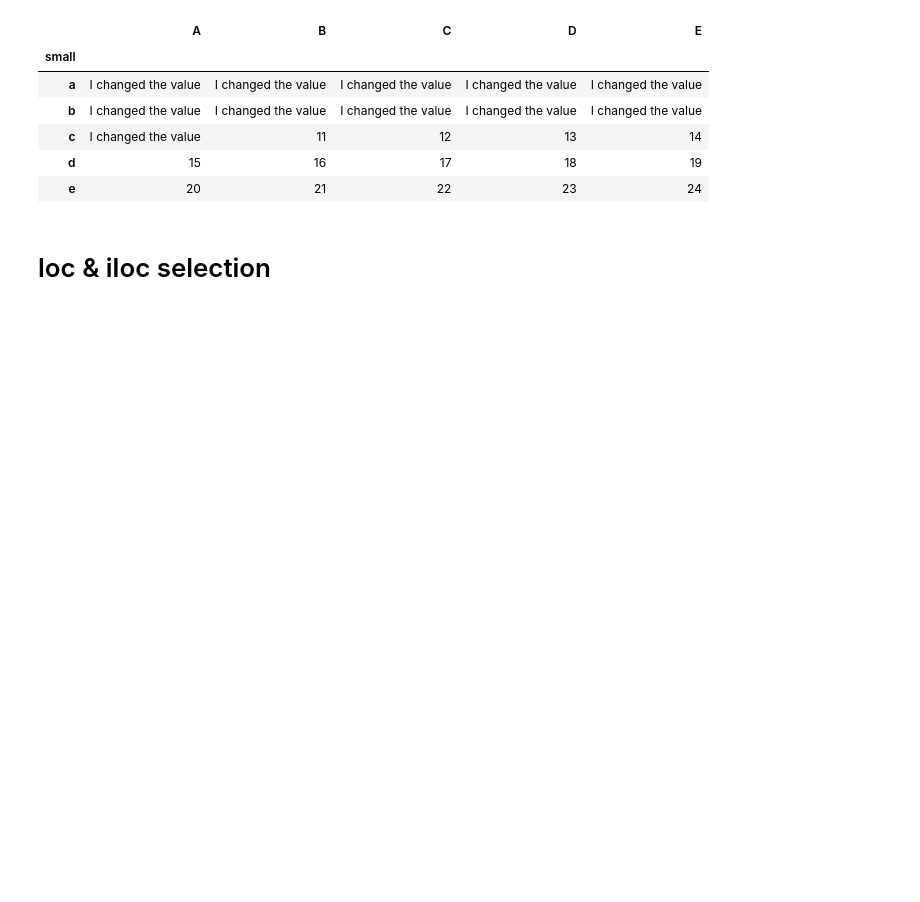
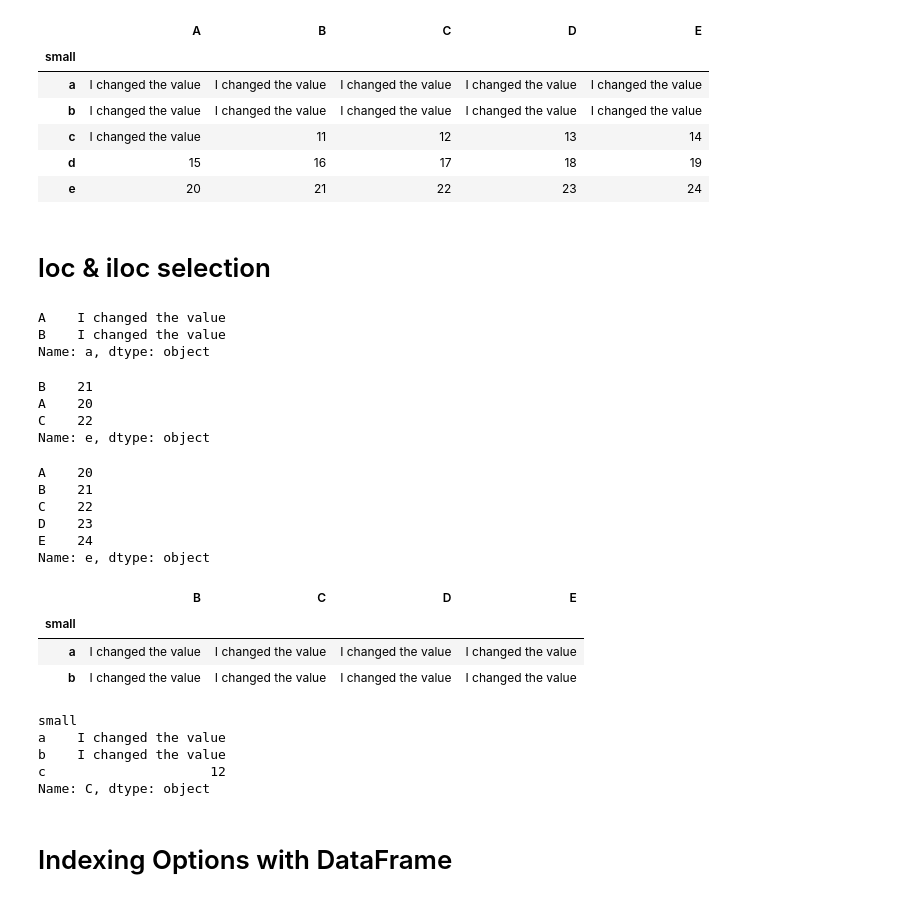
Before and after one commit to alekhaya99/Pandas_Tutorial, a Jupyter notebook: Pandas_Tutorial_2.ipynb, the cells around one changed output. Cells and saved outputs as stored; diff of their text form; code cells hidden in the pictures; blank space fills up the shorter version.

```diff
--- a/Pandas_Tutorial_2.ipynb
+++ b/Pandas_Tutorial_2.ipynb
@@ -313,3 +311,44 @@ Object_DataFrame3
 | e | 20 | 21 | 22 | 23 | 24 |
 # %% [markdown]
 # loc & iloc selection
+# %%
+#Enable to select a subset of rows and columns from axis label
+Object_DataFrame3.loc['a',['A','B']]
+# %% [output]
+A    I changed the value
+B    I changed the value
+Name: a, dtype: object
+# %%
+#Enable to select a subset of rows and columns from integers
+Object_DataFrame3.iloc[4,[1,0,2]]
+# %% [output]
+B    21
+A    20
+C    22
+Name: e, dtype: object
+# %%
+Object_DataFrame3.iloc[4]
+# %% [output]
+A    20
+B    21
+C    22
+D    23
+E    24
+Name: e, dtype: object
+# %%
+Object_DataFrame3.iloc[[0,1],[1,2,3,4]]
+# %% [output]
+|  | B | C | D | E |
+| small |  |  |  |  |
+| a | I changed the value | I changed the value | I changed the value | I changed the value |
+| b | I changed the value | I changed the value | I changed the value | I changed the value |
+# %%
+Object_DataFrame3.loc[:'c','C']
+# %% [output]
+small
+a    I changed the value
+b    I changed the value
+c                     12
+Name: C, dtype: object
+# %% [markdown]
+# Indexing Options with DataFrame
```
Also changed, not shown: parts of 11 cells of this notebook.
